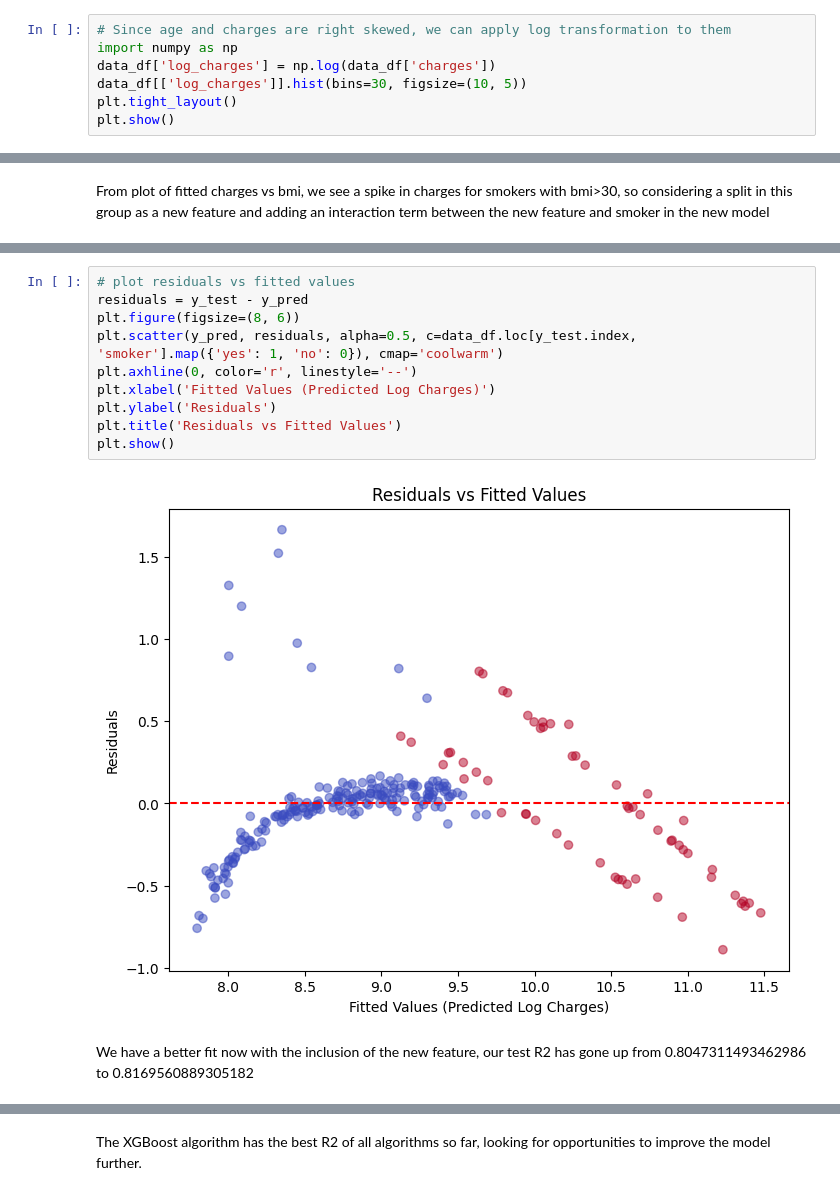
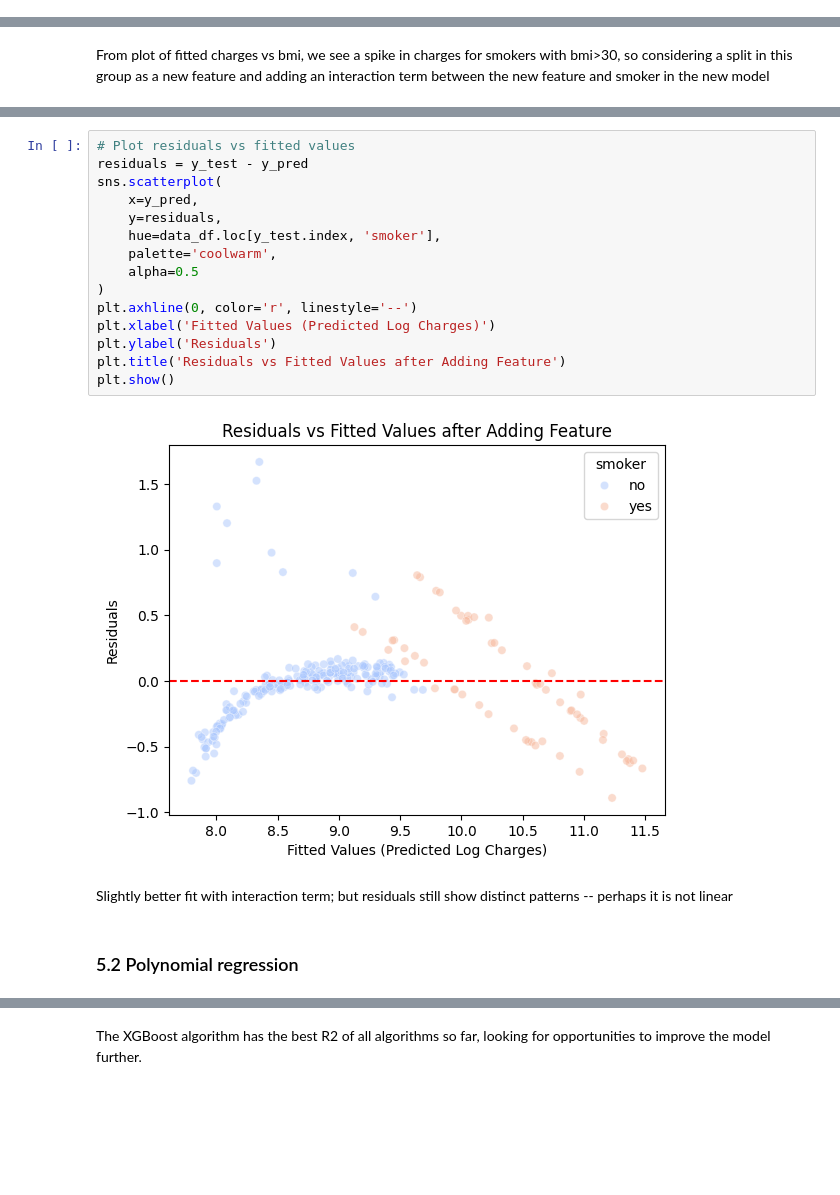
Before and after one commit to s-hreya-riram/three-little-pigs, a Jupyter notebook: exploratory_data_analysis.ipynb, the cells around one changed output, grey strips where cells are left out. Drawn from its saved outputs; the diff is of its cells as text; blank space fills up the shorter version.

```diff
--- a/exploratory_data_analysis.ipynb
+++ b/exploratory_data_analysis.ipynb
@@ -122,7 +124,0 @@ plt.show()
-# %%
-# Since age and charges are right skewed, we can apply log transformation to them
-import numpy as np
-data_df['log_charges'] = np.log(data_df['charges'])
-data_df[['log_charges']].hist(bins=30, figsize=(10, 5))
-plt.tight_layout()
-plt.show()
@@ -280,16 +276,23 @@ plt.show()
 # %% [output]
 [figure]
 # %%
-# plot residuals vs fitted values
+# Plot residuals vs fitted values
 residuals = y_test - y_pred
-plt.figure(figsize=(8, 6))
-plt.scatter(y_pred, residuals, alpha=0.5, c=data_df.loc[y_test.index, 'smoker'].map({'yes': 1, 'no': 0}), cmap='coolwarm')
+sns.scatterplot(
+    x=y_pred,
+    y=residuals,
+    hue=data_df.loc[y_test.index, 'smoker'],
+    palette='coolwarm',
+    alpha=0.5
+)
 plt.axhline(0, color='r', linestyle='--')
 plt.xlabel('Fitted Values (Predicted Log Charges)')
 plt.ylabel('Residuals')
-plt.title('Residuals vs Fitted Values')
+plt.title('Residuals vs Fitted Values after Adding Feature')
 plt.show()
 # %% [output]
-[figure, old version]
+[figure, new version]
 # %% [markdown]
-We have a better fit now with the inclusion of the new feature, our test R2 has gone up from 0.8047311493462986 to 0.8169560889305182
+Slightly better fit with interaction term; but residuals still show distinct patterns -- perhaps it is not linear
+# %% [markdown]
+### 5.2 Polynomial regression
```
Also changed, not shown: parts of 67 cells of this notebook.
